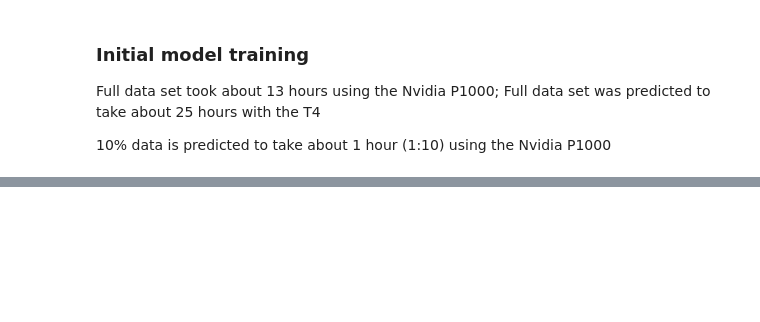
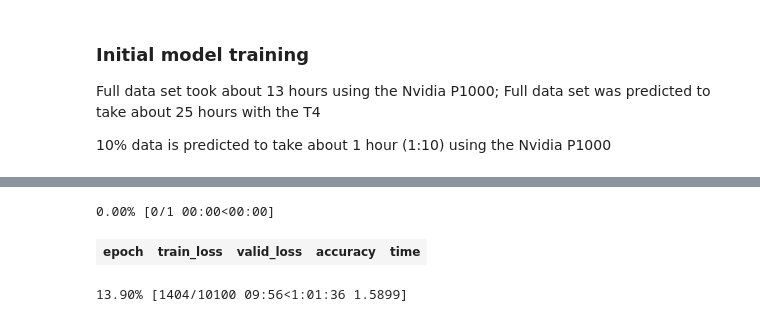
Before and after one commit to magic-lantern/fastai-notes, a Jupyter notebook: mimic_nlp.ipynb, the cells around one changed output, grey strips where cells are left out. Cells and saved outputs as stored; diff of their text form; code cells hidden in the pictures; blank space fills up the shorter version.

```diff
--- a/mimic_nlp.ipynb
+++ b/mimic_nlp.ipynb
@@ -54,6 +82,3 @@ test.shape
-# %%
-# previously used 48; worked fine but never seemed to use even half of GPU memory
-bs=64
 # %% [markdown]
 Code to reload previously built language model
 
@@ -141,5 +206,12 @@ learn.fit_one_cycle(10, 5e-3, moms=(0.8,0.7))
 # %%
 learn.save(base_path/'mimic_fine_tuned.pickle')
+# %%
+learn.fit_one_cycle(1, 5e-3, moms=(0.8,0.7))
+learn.save(base_path/'mimic_fine_tuned.pickle')
+# %% [output]
+0.00% [0/1 00:00<00:00]
+| epoch | train_loss | valid_loss | accuracy | time |
+13.90% [1404/10100 09:56<1:01:36 1.5899]
 # %%
 learn.load(base_path/'mimic_fine_tuned.pickle')
 # %%
```
Also changed, not shown: parts of 19 cells of this notebook, 1 other file.
